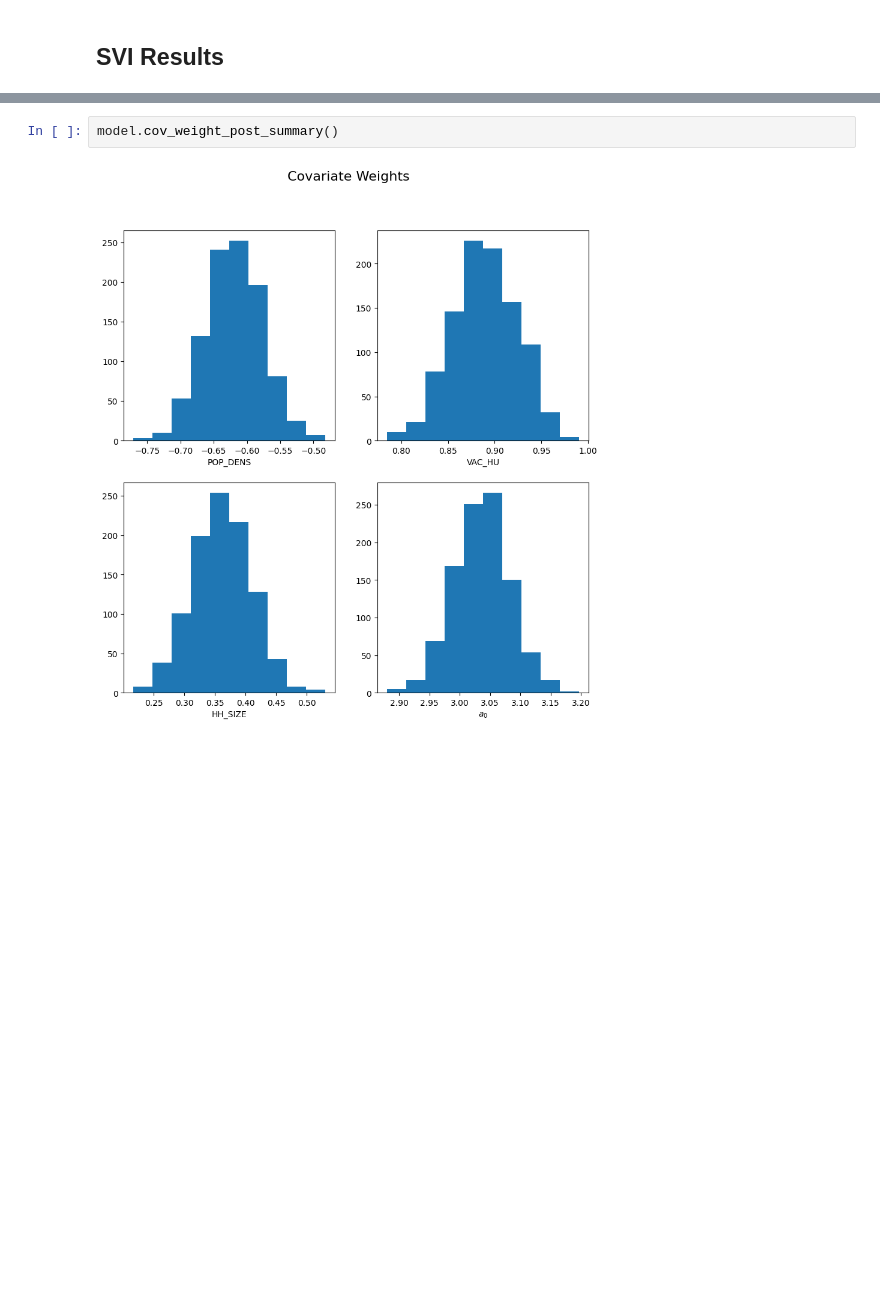
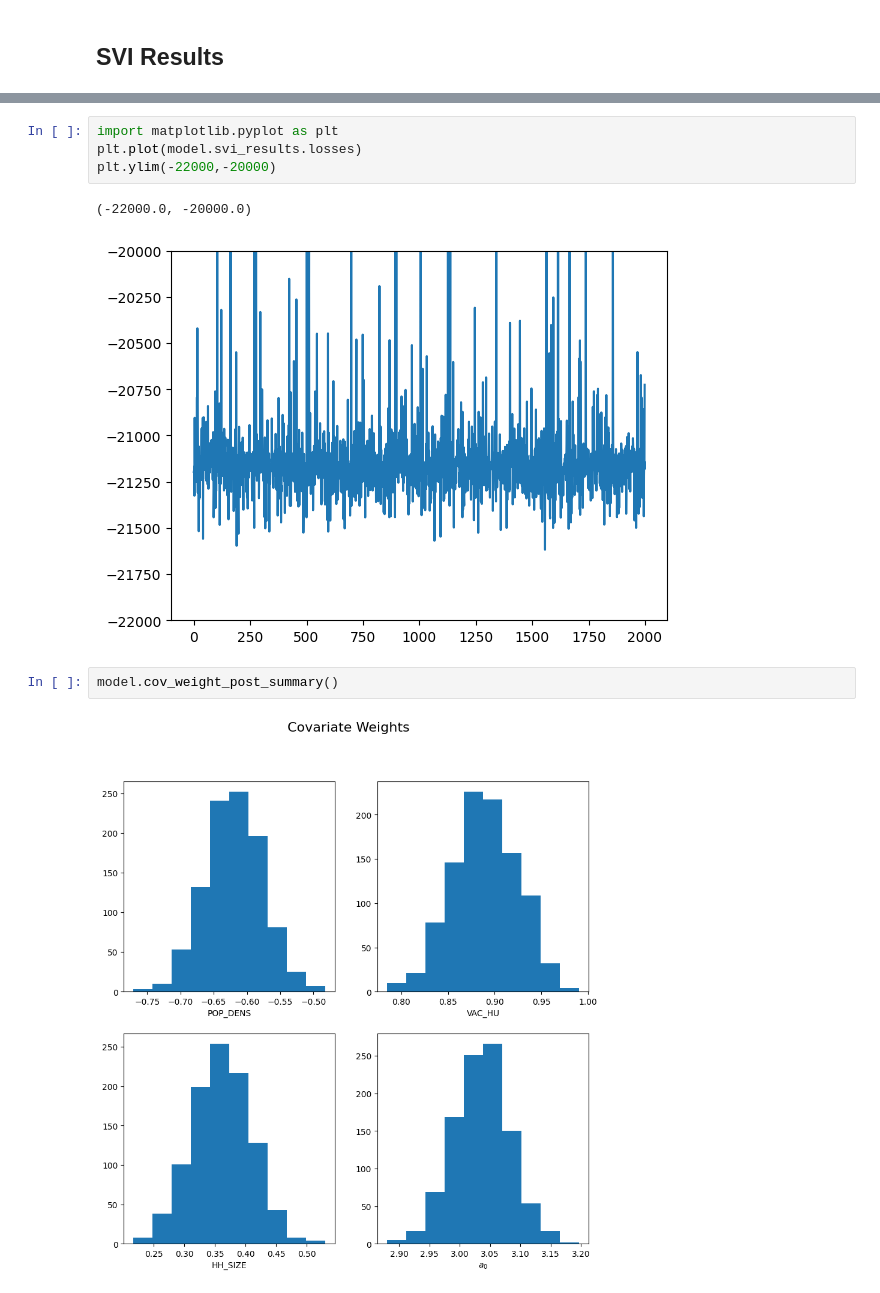
Before and after one commit to imanring/BSTPP, a Jupyter notebook: SVI_Inference.ipynb, the cells around one changed output, grey strips where cells are left out. Drawn from its saved outputs; the diff is of its cells as text; blank space fills up the shorter version.

```diff
--- a/SVI_Inference.ipynb
+++ b/SVI_Inference.ipynb
@@ -57,3 +62,10 @@ model.run_svi(num_steps=15000,lr=0.002,resume=False)
+# %%
+import matplotlib.pyplot as plt
+plt.plot(model.svi_results.losses)
+plt.ylim(-22000,-20000)
+# %% [output]
+(-22000.0, -20000.0)
+[figure, added]
 # %%
 model.cov_weight_post_summary()
 # %% [output]
```
Also changed, not shown: parts of 38 cells of this notebook, 4 other files.
